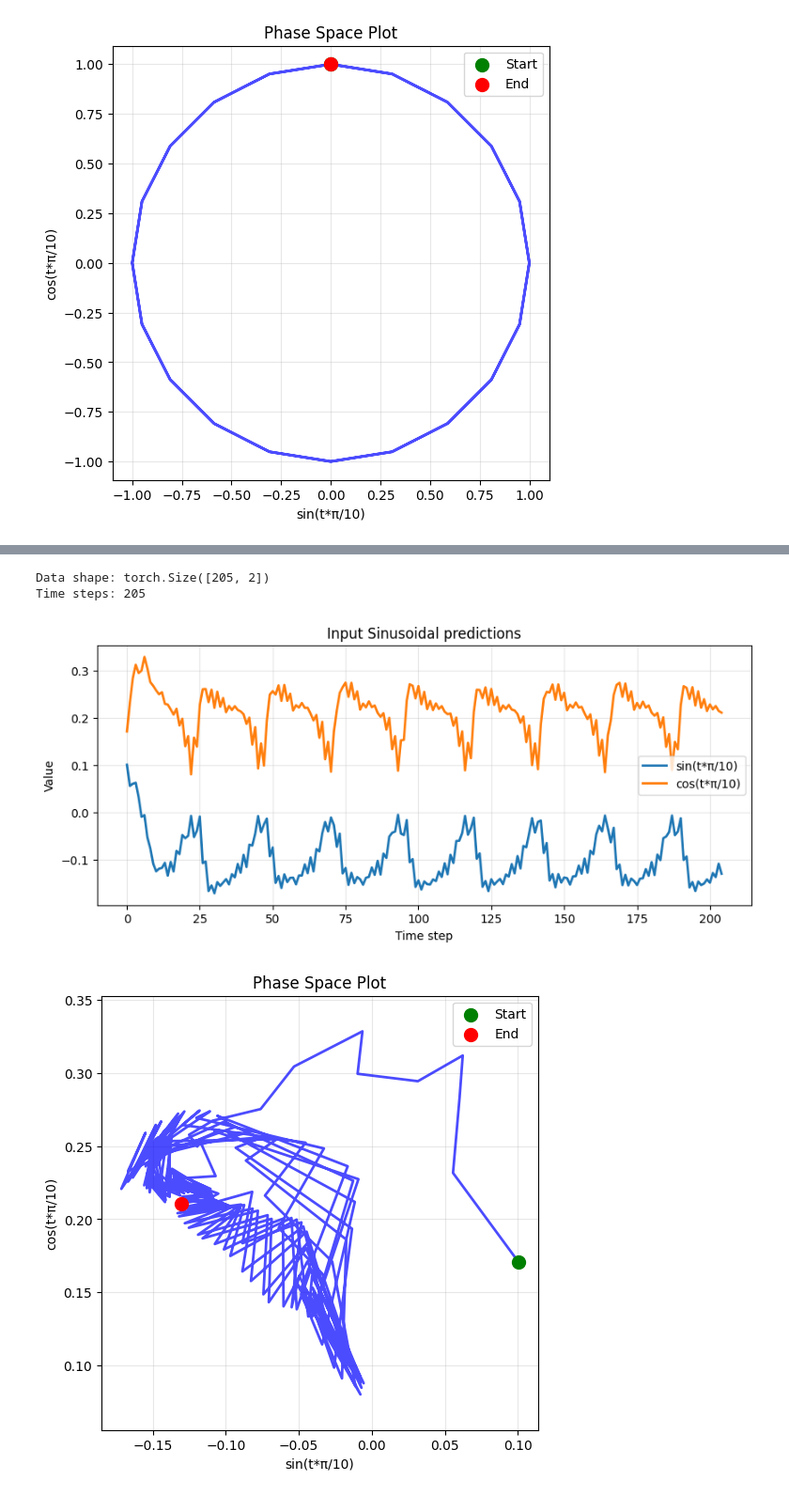
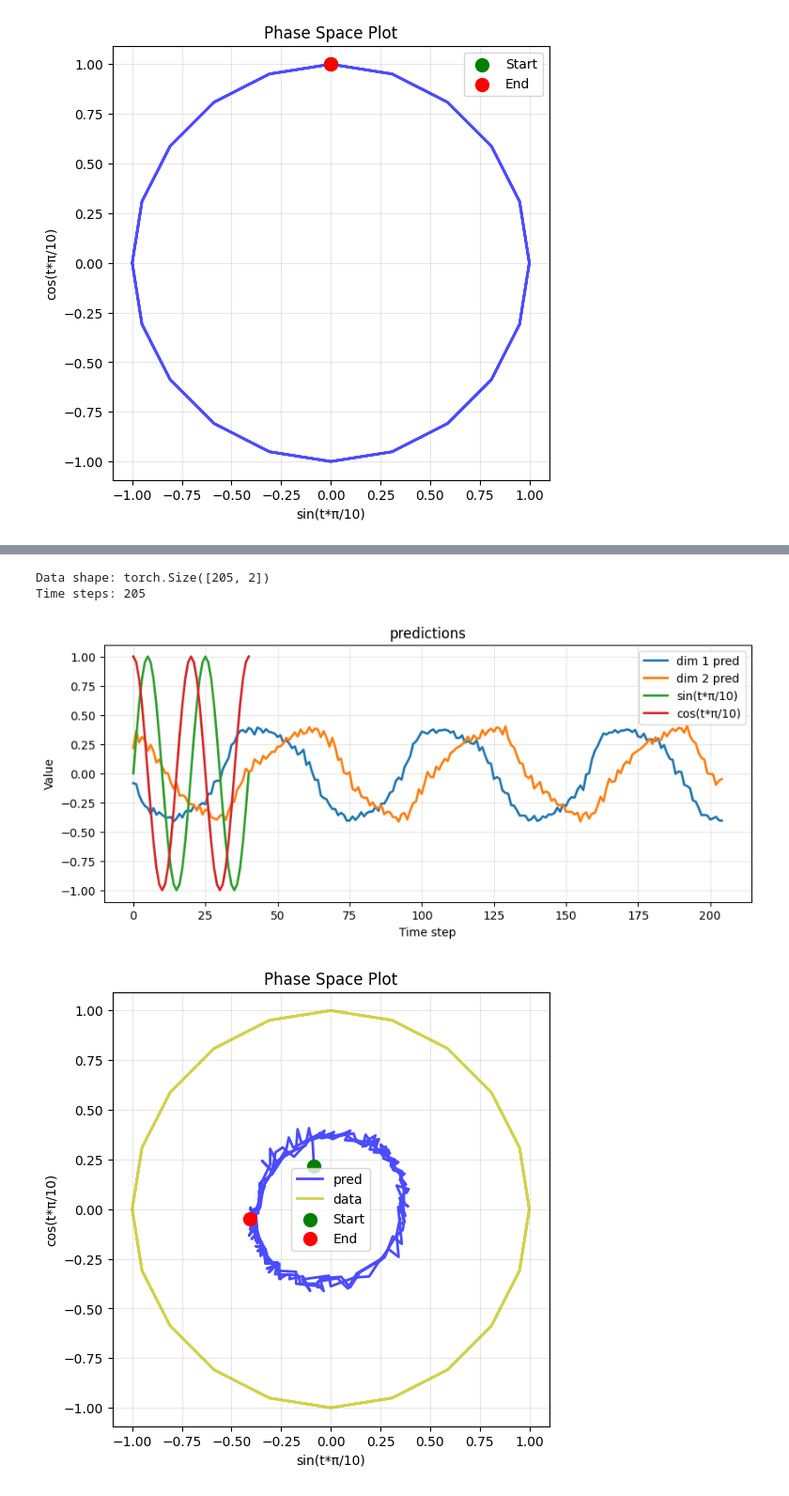
Before and after one commit to Sam-RvandV/TSM_SS2025, a Jupyter notebook: exercises/ex6/Rouppe-Sange-sheet06.ipynb, the cells around one changed output, grey strips where cells are left out. Shown at 94% size. Drawn from its saved outputs; the diff is of its cells as text; code cells hidden in the pictures.

```diff
--- a/exercises/ex6/Rouppe-Sange-sheet06.ipynb
+++ b/exercises/ex6/Rouppe-Sange-sheet06.ipynb
@@ -10,7 +10,7 @@ from matplotlib import pyplot as plt
 # TASK 2: Set the hidden size (dimension of z_t)
 # Try different values: start with 2, then 4, 8, 16...
 # Find the minimum number that works well
-hidden_size = 256 # TODO: Replace with your choice
+hidden_size = 64 # TODO: Replace with your choice
 
 # Training parameters
 epochs = 2000
@@ -130,7 +130,7 @@ class LatentRNN(nn.Module):
             outputs.append(x_hat)
 
         obs_output = tc.stack(outputs, dim=0)  # (seq_len, batch_size, obs_dim)
-        return obs_output, h.unsqueeze(0)  # match shape of (1, batch_size, latent_dim)
+        return obs_output, h  # match shape of (1, batch_size, latent_dim)
 
 
 # Initialize the model
@@ -148,5 +148,5 @@ Model Architecture:
 # %%
-def train(model,learning_rate, moment=0, optimizer_function='SGD', print_loss=True, batch_size=1, batch_sequence_length=1,minibatch=False):
+def train(model,learning_rate,hidden_size, moment=0, optimizer_function='SGD', print_loss=True, batch_size=1, batch_sequence_length=1,minibatch=False):
     """
     Training function with configurable optimizers and mini-batching
 
@@ -377,53 +385,56 @@ Epoch: 1990 loss 0.454754
 prediction_length = 5 * data.shape[0]
 
 with tc.no_grad():
-    # Initialize hidden state and predictions tensor
-    h0 = tc.rand(1, 1, hidden_size)
-    out, h = model(data.unsqueeze(1),h0)
-    #h = h0
-    predictions = tc.zeros(prediction_length,1,observation_size)
+    h = tc.rand(1, hidden_size)  # shape: (batch_size=1, latent_dim)
+    predictions = tc.zeros(prediction_length, 1, observation_size)
+    warmup_hidden = data.unsqueeze(1)  # shape: (1, 1, obs_dim)
+    dum, h = model(warmup_hidden, h)
 
     # Start with first data point
-    input_ = data[0:1].unsqueeze(1)  # Shape: (1, 1, obs_dim)
-    out, h = model(input_,h)
-    predictions[0] = out
 
-    # Generate sequence autoregressively, i.e. freely by providing the output as input
-    for i in range(1,prediction_length):
-        # TODO: make predictions and use prediction as input
-        out, h = model(input_,h)
-        predictions[i] = out
+    input_ = data[0:1].unsqueeze(1)
+    out, h = model(input_, h)
+    predictions[0] = out.squeeze(0)  # remove time dim
+
+    # Autoregressive generation
+    for i in range(1, prediction_length):
+        input_ = out  # previous output
+        out, h = model(input_, h)  # out: (1, 1, obs_dim)
+        predictions[i] = out.squeeze(0)  # again, remove time dim
 # %%
 #%% VISUALIZATION OF RESULTS
 predictions = predictions.squeeze()
 print(f"Data shape: {predictions.shape}")
 print(f"Time steps: {predictions.shape[0]}")
 
 # Plot the input data
 plt.figure(figsize=(10, 4))
-plt.plot(predictions[:, 0], label='sin(t*π/10)', linewidth=2)
-plt.plot(predictions[:, 1], label='cos(t*π/10)', linewidth=2)
+plt.plot(predictions[:, 0], label='dim 1 pred', linewidth=2)
+plt.plot(predictions[:, 1], label='dim 2 pred', linewidth=2)
+plt.plot(data[:, 0], label='sin(t*π/10)', linewidth=2)
+plt.plot(data[:, 1], label='cos(t*π/10)', linewidth=2)
 plt.xlabel('Time step')
 plt.ylabel('Value')
-plt.title('Input Sinusoidal predictions')
+plt.title('predictions')
 plt.legend()
 plt.grid(True, alpha=0.3)
 plt.show()
 
 # Plot phase space (sin vs cos)
 plt.figure(figsize=(6, 6))
-plt.plot(predictions[:, 0], predictions[:, 1], 'b-', linewidth=2, alpha=0.7)
+plt.plot(predictions[:, 0], predictions[:, 1], 'b-', linewidth=2, alpha=0.7,label='pred')
+plt.plot(data[:, 0], data[:, 1], 'y-', linewidth=2, alpha=0.7,label='data')
 plt.scatter(predictions[0, 0], predictions[0, 1], c='green', s=100, label='Start', zorder=5)
 plt.scatter(predictions[-1, 0], predictions[-1, 1], c='red', s=100, label='End', zorder=5)
 plt.xlabel('sin(t*π/10)')
 plt.ylabel('cos(t*π/10)')
 plt.title('Phase Space Plot')
 plt.legend()
 plt.grid(True, alpha=0.3)
 plt.axis('equal')
 plt.show()
 # %% [output]
 Data shape: torch.Size([205, 2])
 Time steps: 205
-[figure, old version]
+[figure, new version]
-[figure, old version]
+[figure, new version]
```
Also changed, not shown: parts of 5 cells of this notebook.
